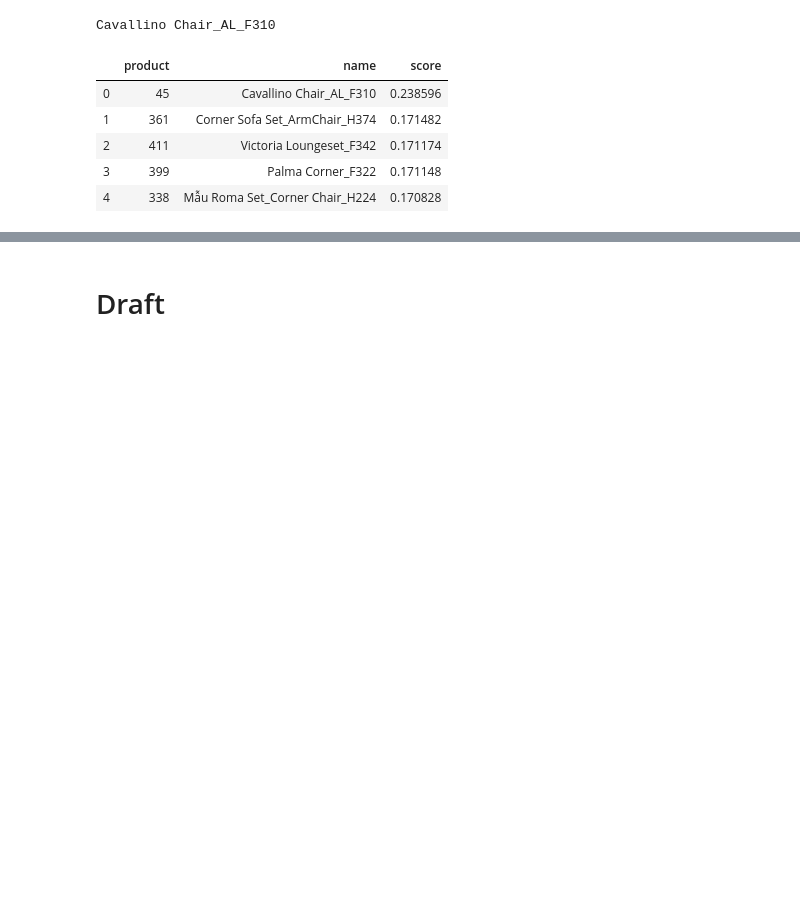
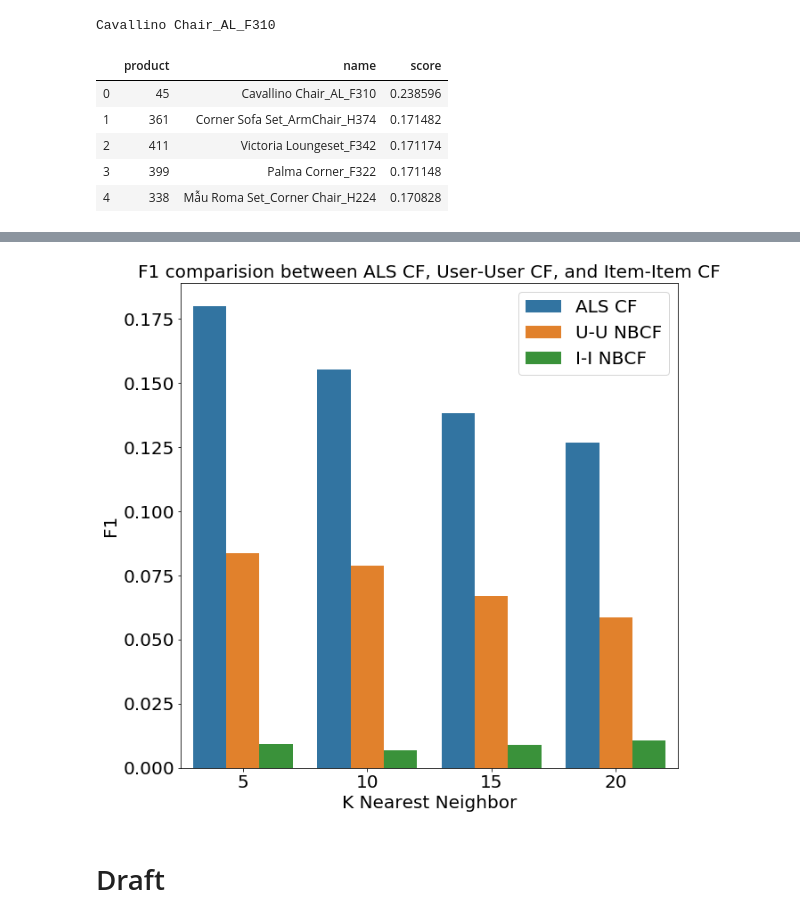
Before and after one commit to dzungcamlang/recsys_ecommerce, a Jupyter notebook: recsys/recsys_furniture_dataset.ipynb, the cells around one changed output, grey strips where cells are left out. Saved outputs shown, nothing was run; the diff lists cells and outputs as text; code cells hidden in the pictures; blank space fills up the shorter version.

```diff
--- a/recsys/recsys_furniture_dataset.ipynb
+++ b/recsys/recsys_furniture_dataset.ipynb
@@ -574,0 +717,4 @@ Cavallino Chair_AL_F310
+# %%
+ldata = np.array([list(i) for i in zip(u_loc, p_loc, points)])
+nbcf = CF(ldata, k=2, uuCF = 1, normalize_matrix=True)
+nbcf.fit()
@@ -574,0 +791,10 @@ Cavallino Chair_AL_F310
+# %%
+factors = 2048
+iterations = 50
+regularization = 0.0001
+alpha_val = 60
+model_als= implicit.als.AlternatingLeastSquares(factors=factors, iterations=iterations, regularization=regularization, calculate_training_loss=True)
+data_conf = (ItemU_sparse * alpha_val).astype('double')
+
+#Fit the model
+model_als.fit(data_conf)
@@ -574,0 +805,4 @@ Cavallino Chair_AL_F310
+# %%
+ldata = np.array([list(i) for i in zip(u_loc, p_loc, points)])
+nbcf_uu = CF(ldata, k=2, uuCF = 1, normalize_matrix=True)
+nbcf_uu.fit()
@@ -574,0 +811,4 @@ Cavallino Chair_AL_F310
+# %%
+ldata = np.array([list(i) for i in zip(u_loc, p_loc, points)])
+nbcf_ii = CF(ldata, k=2, uuCF = 0, normalize_matrix=True)
+nbcf_ii.fit()
@@ -574,0 +883,10 @@ Cavallino Chair_AL_F310
+# %%
+fig,ax = plt.subplots(figsize=(10,10))
+sns.barplot(x="k", y="f1", hue="model", data=result_df, ax=ax)
+ax.set_title("F1 comparision between ALS CF, User-User CF, and Item-Item CF", fontsize=20)
+ax.tick_params(labelsize=20, which="both")
+ax.set_ylabel('F1', fontsize=20)
+ax.set_xlabel('K Nearest Neighbor', fontsize=20)
+ax.legend(prop={"size":20});
+# %% [output]
+[figure, added]
```
Also changed, not shown: parts of 12 cells of this notebook, 2 other files.
